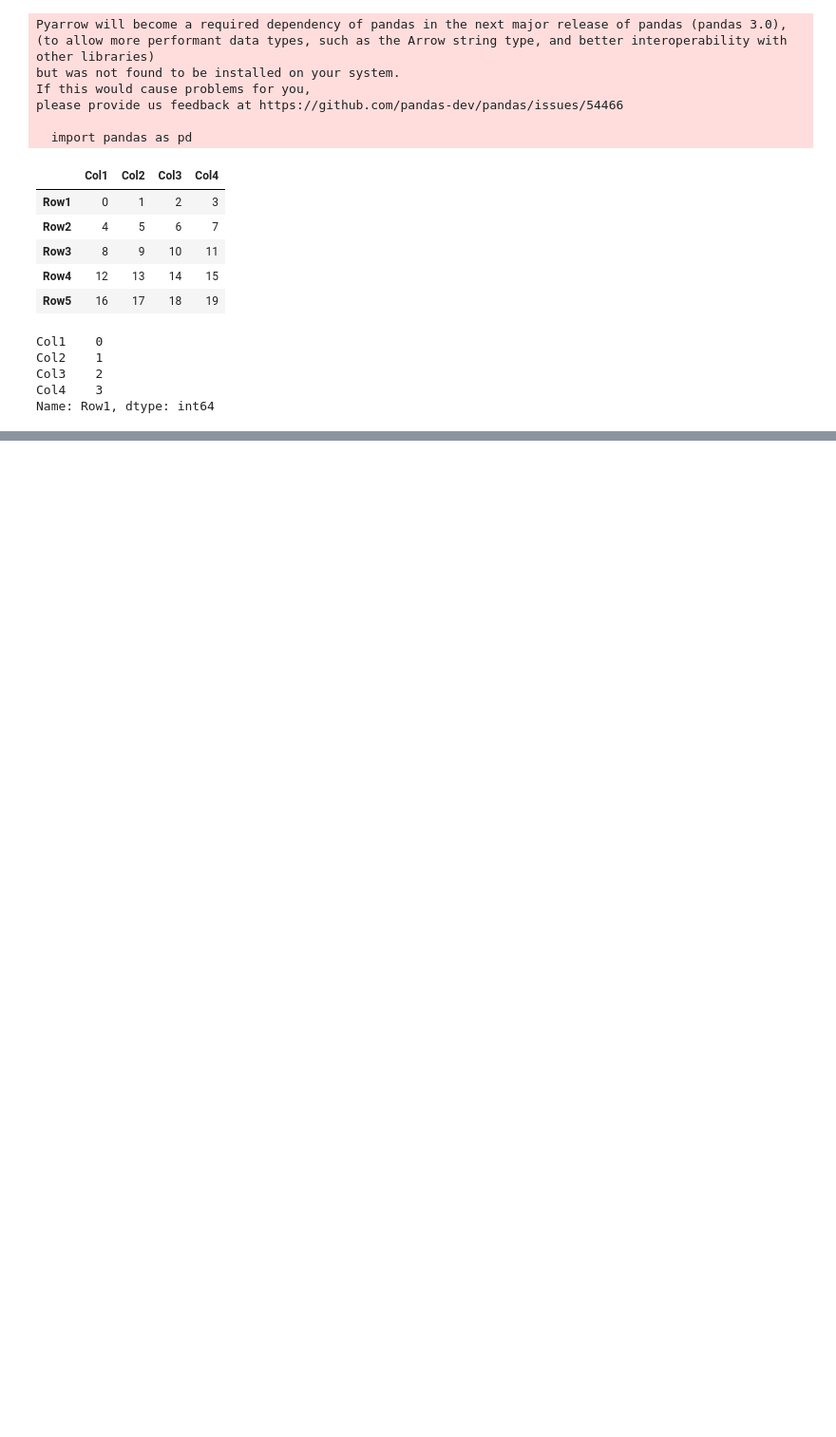
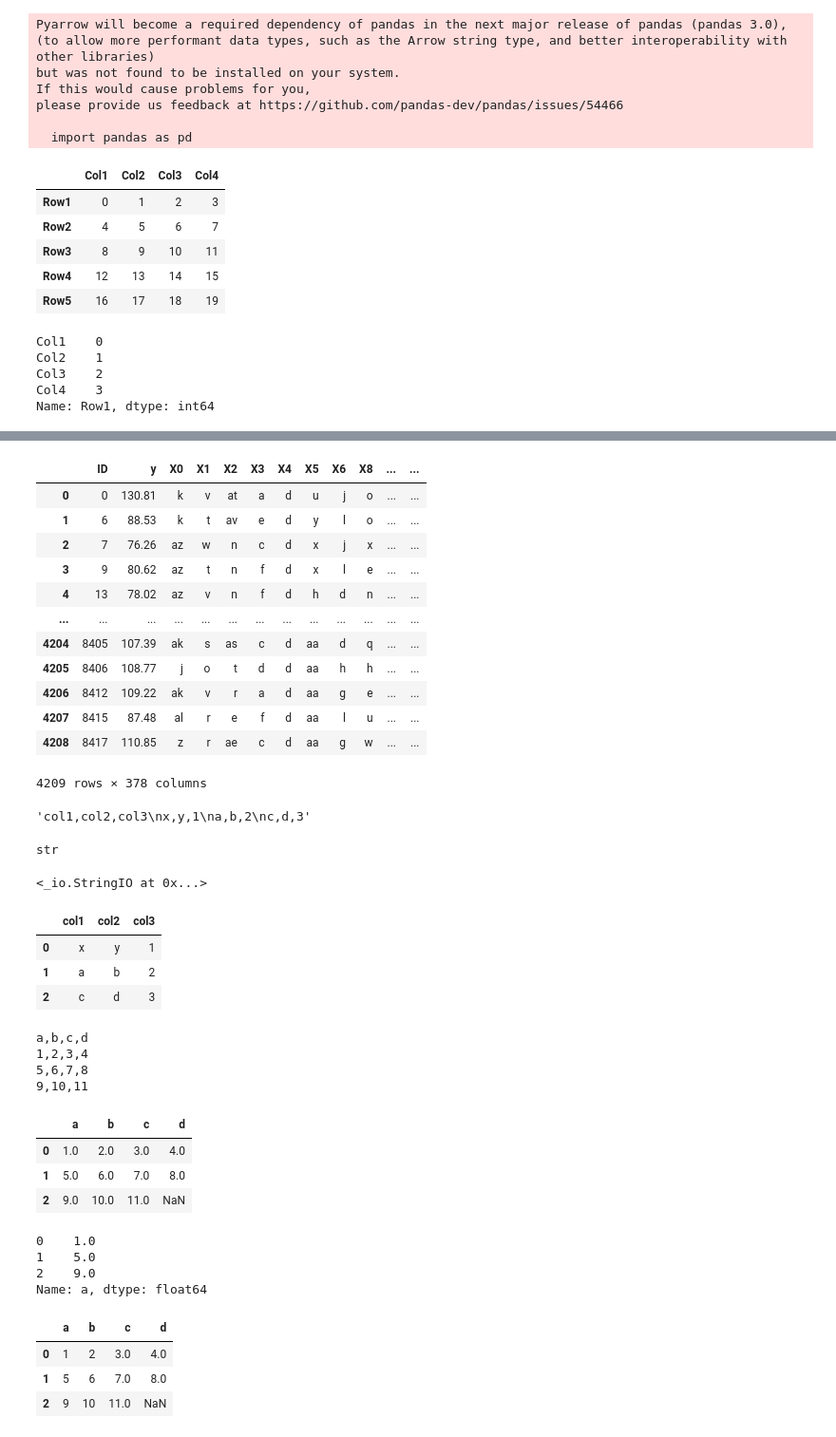
Before and after one commit to codesofpavan/git-test, a Jupyter notebook: Krish Naik/Pandas Tutorial.ipynb, the cells around one changed output, grey strips where cells are left out. Shown: that part at 95% size. Saved outputs shown, nothing was run; the diff lists cells and outputs as text; code cells hidden in the pictures; blank space fills up the shorter version.

```diff
--- a/Krish Naik/Pandas Tutorial.ipynb
+++ b/Krish Naik/Pandas Tutorial.ipynb
@@ -38,0 +168,16 @@ df.iloc[1:3,1:3]
+# %%
+df
+# %% [output]
+|  | ID | y | X0 | X1 | X2 | X3 | X4 | X5 | X6 | X8 | ... | ... |
+| 0 | 0 | 130.81 | k | v | at | a | d | u | j | o | ... | ... |
+| 1 | 6 | 88.53 | k | t | av | e | d | y | l | o | ... | ... |
+| 2 | 7 | 76.26 | az | w | n | c | d | x | j | x | ... | ... |
+| 3 | 9 | 80.62 | az | t | n | f | d | x | l | e | ... | ... |
+| 4 | 13 | 78.02 | az | v | n | f | d | h | d | n | ... | ... |
+| ... | ... | ... | ... | ... | ... | ... | ... | ... | ... | ... | ... | ... |
+| 4204 | 8405 | 107.39 | ak | s | as | c | d | aa | d | q | ... | ... |
+| 4205 | 8406 | 108.77 | j | o | t | d | d | aa | h | h | ... | ... |
+| 4206 | 8412 | 109.22 | ak | v | r | a | d | aa | g | e | ... | ... |
+| 4207 | 8415 | 87.48 | al | r | e | f | d | aa | l | u | ... | ... |
+| 4208 | 8417 | 110.85 | z | r | ae | c | d | aa | g | w | ... | ... |
+4209 rows × 378 columns
@@ -38,0 +191,19 @@ df.iloc[1:3,1:3]
+# %%
+data
+# %% [output]
+'col1,col2,col3\nx,y,1\na,b,2\nc,d,3'
+# %%
+type(data)
+# %% [output]
+str
+# %%
+StringIO()
+# %% [output]
+<_io.StringIO at 0x...>
+# %%
+pd.read_csv(StringIO(data))
+# %% [output]
+|  | col1 | col2 | col3 |
+| 0 | x | y | 1 |
+| 1 | a | b | 2 |
+| 2 | c | d | 3 |
@@ -38,0 +215,7 @@ df.iloc[1:3,1:3]
+# %%
+print(data)
+# %% [output]
+a,b,c,d
+1,2,3,4
+5,6,7,8
+9,10,11
@@ -38,0 +224,14 @@ df.iloc[1:3,1:3]
+# %%
+df
+# %% [output]
+|  | a | b | c | d |
+| 0 | 1.0 | 2.0 | 3.0 | 4.0 |
+| 1 | 5.0 | 6.0 | 7.0 | 8.0 |
+| 2 | 9.0 | 10.0 | 11.0 | NaN |
+# %%
+df['a']
+# %% [output]
+0    1.0
+1    5.0
+2    9.0
+Name: a, dtype: float64
@@ -38,0 +240,7 @@ df.iloc[1:3,1:3]
+# %%
+df
+# %% [output]
+|  | a | b | c | d |
+| 0 | 1 | 2 | 3.0 | 4.0 |
+| 1 | 5 | 6 | 7.0 | 8.0 |
+| 2 | 9 | 10 | 11.0 | NaN |
```
Also changed, not shown: parts of 30 cells of this notebook, 3 other files.
